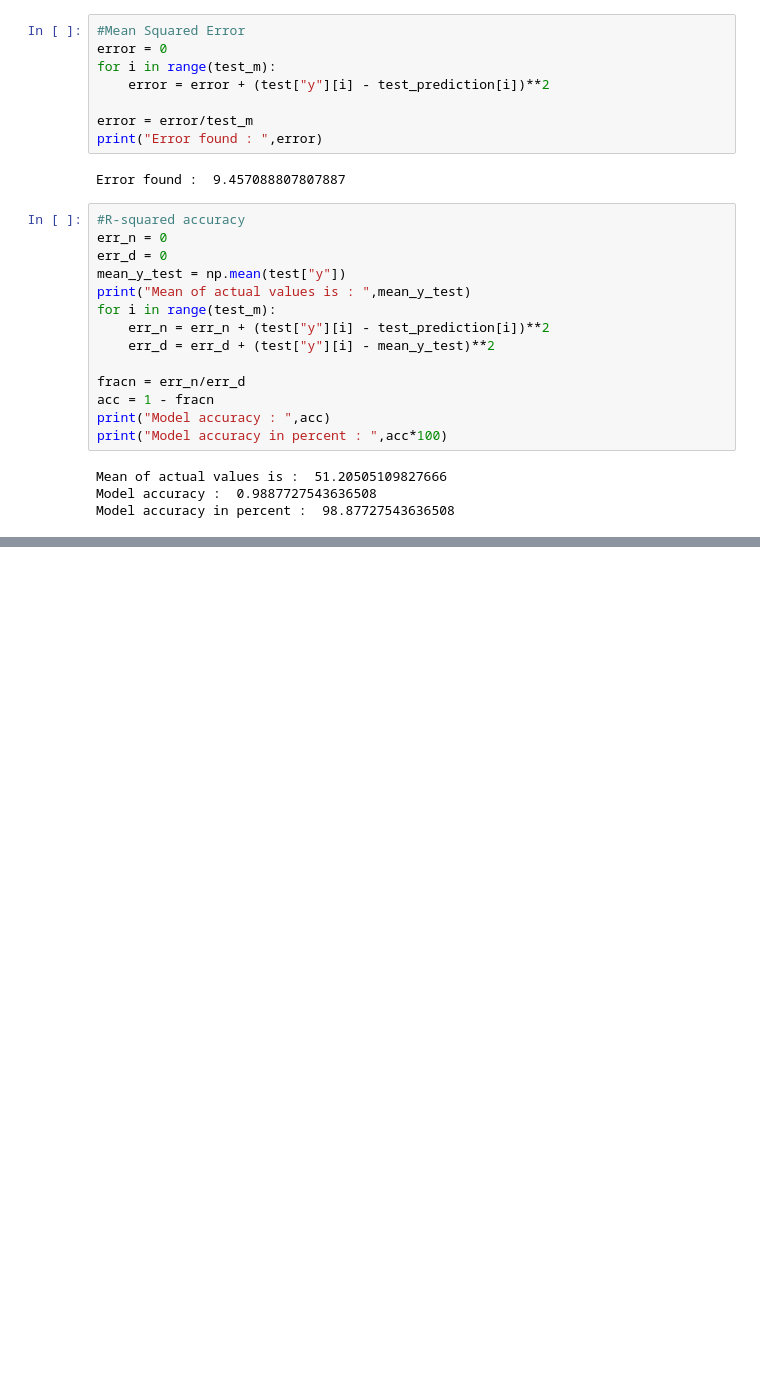
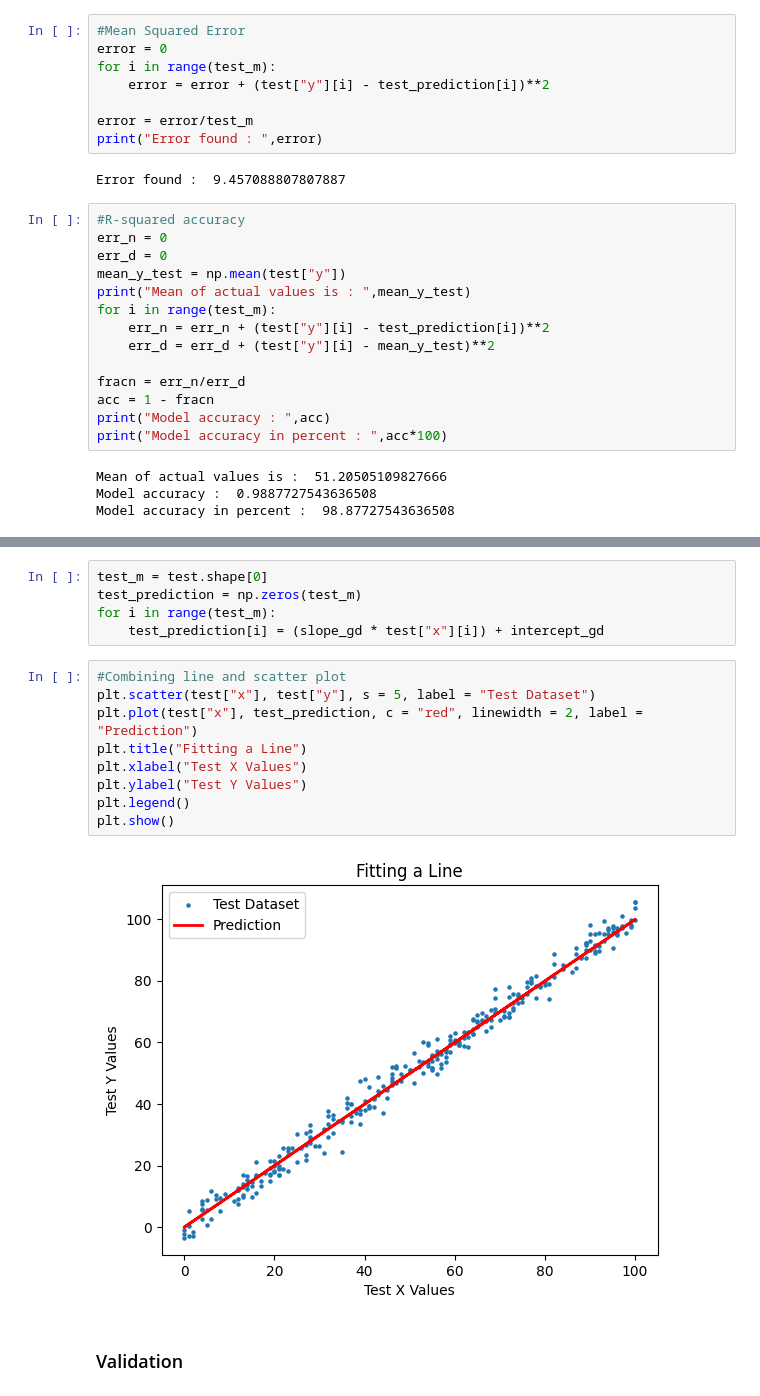
Before and after one commit to SofiNR/python, a Jupyter notebook: LinearR_GD.ipynb, the cells around one changed output, grey strips where cells are left out. Drawn from its saved outputs; the diff is of its cells as text; blank space fills up the shorter version.

```diff
--- a/LinearR_GD.ipynb
+++ b/LinearR_GD.ipynb
@@ -243,0 +331,18 @@ Model accuracy in percent :  98.87727543636508
+# %%
+test_m = test.shape[0]
+test_prediction = np.zeros(test_m)
+for i in range(test_m):
+    test_prediction[i] = (slope_gd * test["x"][i]) + intercept_gd
+# %%
+#Combining line and scatter plot
+plt.scatter(test["x"], test["y"], s = 5, label = "Test Dataset")
+plt.plot(test["x"], test_prediction, c = "red", linewidth = 2, label = "Prediction")
+plt.title("Fitting a Line")
+plt.xlabel("Test X Values")
+plt.ylabel("Test Y Values")
+plt.legend()
+plt.show()
+# %% [output]
+[figure, added]
+# %% [markdown]
+### Validation
```
Also changed, not shown: parts of 81 cells of this notebook, 1 other file.
